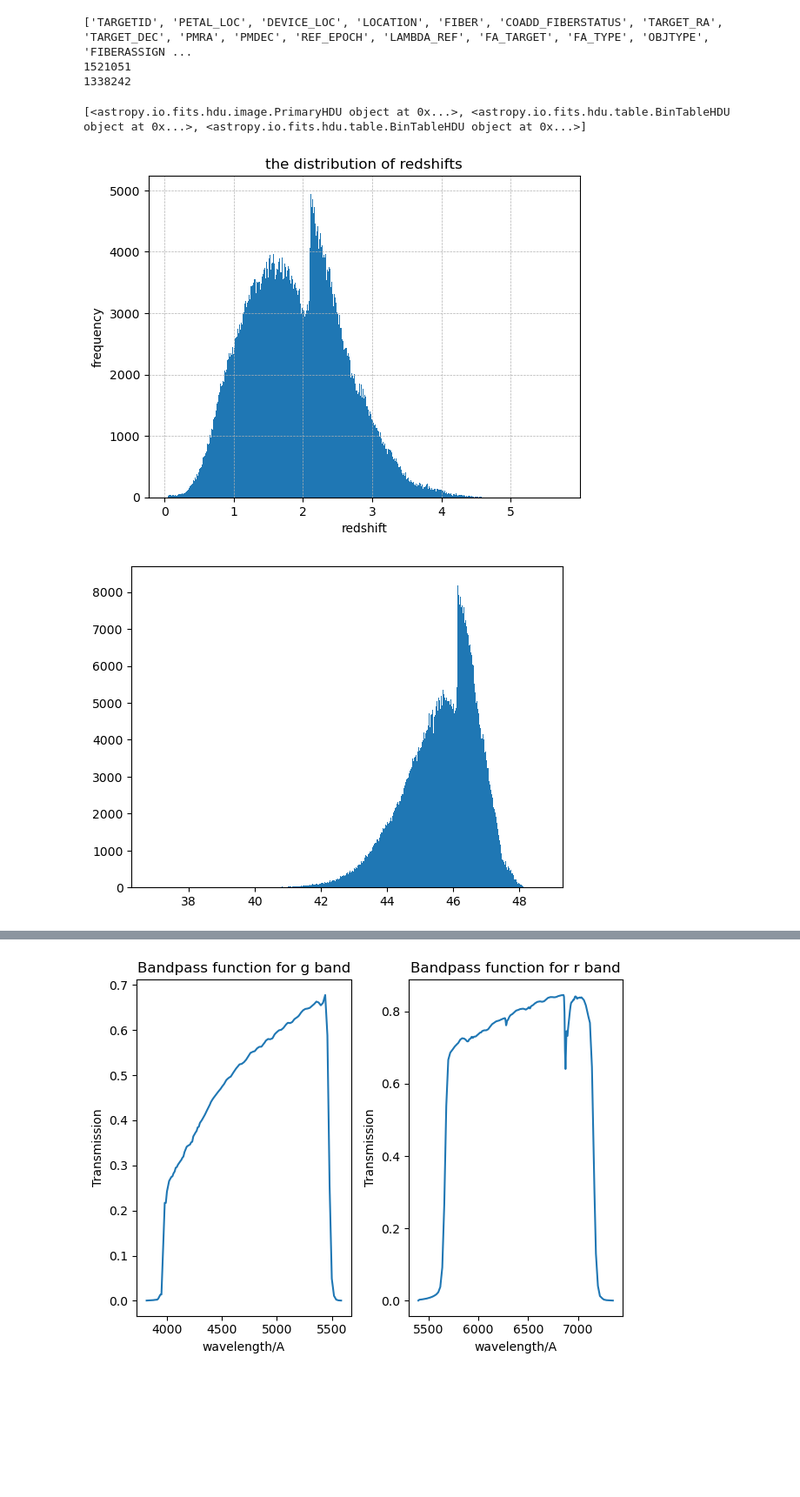
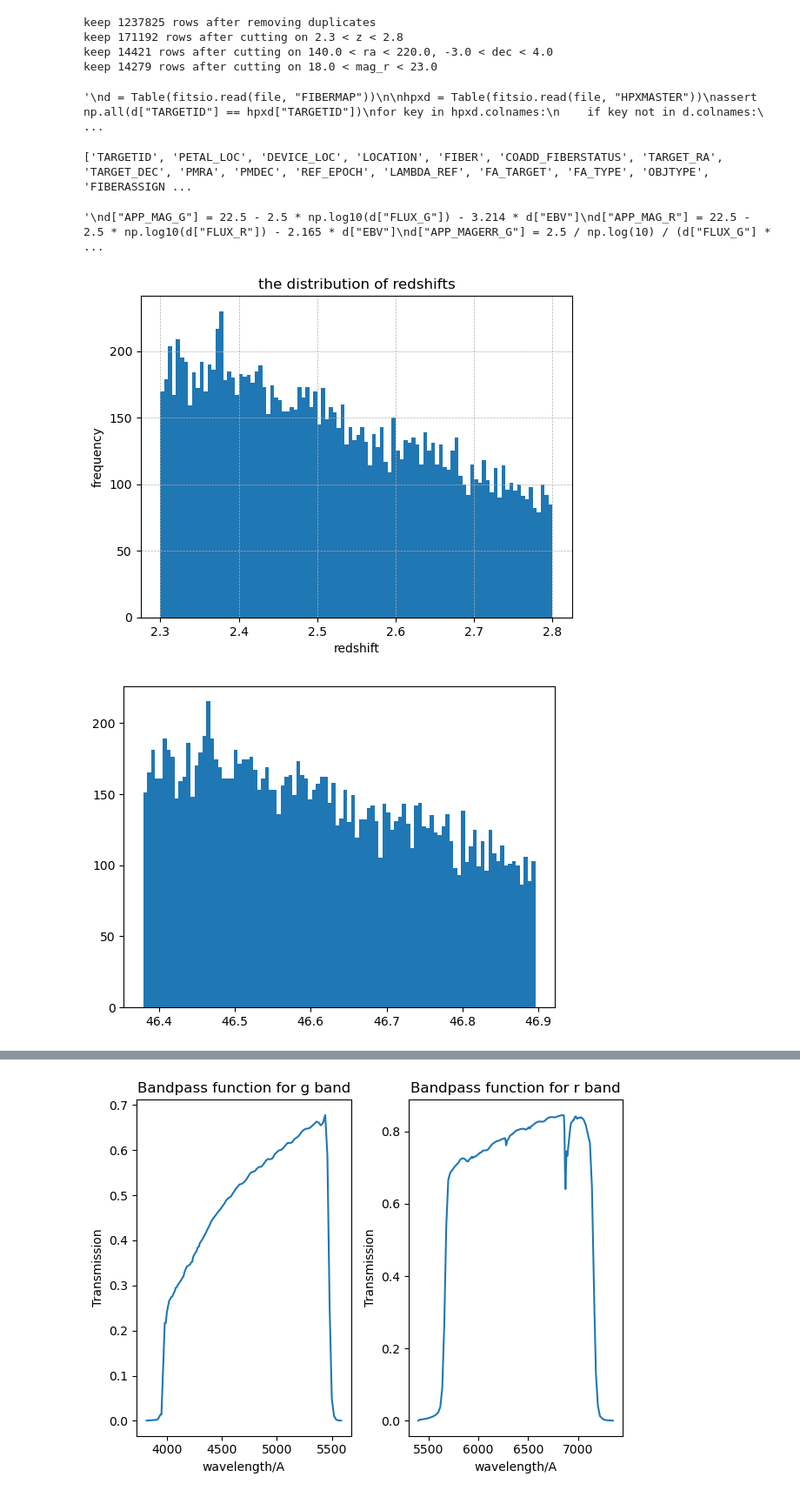
Before and after one commit to XuZhaozhong-1/DESI-ZTF, a Jupyter notebook: DESI-ZTF-2/k-correction.ipynb, the cells around one changed output, grey strips where cells are left out. Shown: that part at 87% size. Saved outputs shown, nothing was run; the diff lists cells and outputs as text; code cells hidden in the pictures; blank space fills up the shorter version.

```diff
--- a/DESI-ZTF-2/k-correction.ipynb
+++ b/DESI-ZTF-2/k-correction.ipynb
@@ -24,4 +80,17 @@ files_open = fits.open(file)
 # %%
+# settings
+
+zmin, zmax = 2.3, 2.8
+#zmin, zmax = 2.0, 3.0
+#ramin, ramax, decmin, decmax, frac_area = 0., 360., -90., 90., 0.16
+ramin, ramax, decmin, decmax, frac_area = 140., 220., -3., 4., 0.014
+band, magmin, magmax = "R", 18., 23.
+#band, magmin, magmax = "G", 18., 24.
+
+skyarea = 4 * np.pi * (180 / np.pi) ** 2 # 41253 deg2
+d = read_data(zmin, zmax, ramin, ramax, decmin, decmax, band, magmin, magmax)
+
+'''
 d = Table(fitsio.read(file, "FIBERMAP"))
 
 hpxd = Table(fitsio.read(file, "HPXMASTER"))
@@ -36,21 +105,28 @@ sel &= d["COADD_FIBERSTATUS"] == 0
 sel &= (d["FLUX_G"] > 0) & (d["FLUX_R"] > 0)
 sel &= (d["FLUX_IVAR_G"] > 0) & (d["FLUX_IVAR_R"] > 0)
 d = d[sel]
+'''
 # %% [output]
-['TARGETID', 'PETAL_LOC', 'DEVICE_LOC', 'LOCATION', 'FIBER', 'COADD_FIBERSTATUS', 'TARGET_RA', 'TARGET_DEC', 'PMRA', 'PMDEC', 'REF_EPOCH', 'LAMBDA_REF', 'FA_TARGET', 'FA_TYPE', 'OBJTYPE', 'FIBERASSIGN ...
-1521051
-1338242
+keep 1237825 rows after removing duplicates
+keep 171192 rows after cutting on 2.3 < z < 2.8
+keep 14421 rows after cutting on 140.0 < ra < 220.0, -3.0 < dec < 4.0
+keep 14279 rows after cutting on 18.0 < mag_r < 23.0
+'\nd = Table(fitsio.read(file, "FIBERMAP"))\n\nhpxd = Table(fitsio.read(file, "HPXMASTER"))\nassert np.all(d["TARGETID"] == hpxd["TARGETID"])\nfor key in hpxd.colnames:\n    if key not in d.colnames:\ ...
-# %%
-print(files_open)
-# %% [output]
-[<astropy.io.fits.hdu.image.PrimaryHDU object at 0x...>, <astropy.io.fits.hdu.table.BinTableHDU object at 0x...>, <astropy.io.fits.hdu.table.BinTableHDU object at 0x...>]
+# %%
+print(d.colnames)
+# %% [output]
+['TARGETID', 'PETAL_LOC', 'DEVICE_LOC', 'LOCATION', 'FIBER', 'COADD_FIBERSTATUS', 'TARGET_RA', 'TARGET_DEC', 'PMRA', 'PMDEC', 'REF_EPOCH', 'LAMBDA_REF', 'FA_TARGET', 'FA_TYPE', 'OBJTYPE', 'FIBERASSIGN ...
 # %%
+'''
 d["APP_MAG_G"] = 22.5 - 2.5 * np.log10(d["FLUX_G"]) - 3.214 * d["EBV"]
 d["APP_MAG_R"] = 22.5 - 2.5 * np.log10(d["FLUX_R"]) - 2.165 * d["EBV"]
 d["APP_MAGERR_G"] = 2.5 / np.log(10) / (d["FLUX_G"] * np.sqrt(d["FLUX_IVAR_G"]))
 d["APP_MAGERR_R"] = 2.5 / np.log(10) / (d["FLUX_R"] * np.sqrt(d["FLUX_IVAR_R"]))
+'''
+# %% [output]
+'\nd["APP_MAG_G"] = 22.5 - 2.5 * np.log10(d["FLUX_G"]) - 3.214 * d["EBV"]\nd["APP_MAG_R"] = 22.5 - 2.5 * np.log10(d["FLUX_R"]) - 2.165 * d["EBV"]\nd["APP_MAGERR_G"] = 2.5 / np.log(10) / (d["FLUX_G"] * ...
 # %%
-counts, bin_edges, patches = plt.hist(d['Z'], bins=1000, histtype='bar')
+counts, bin_edges, patches = plt.hist(d['Z'], bins=100, histtype='bar')
 
 # If you want to show the grid
 plt.grid(True, which='both', linestyle='--', linewidth=0.5)
@@ -61,4 +137,4 @@ plt.savefig('/global/u1/z/zhaozhon/Plots/his-z', dpi=300)
 # Show the plot
 plt.show()
 # %% [output]
-[figure, old version]
+[figure, new version]
@@ -67,5 +141,5 @@ d["MU"] = Planck18.distmod(d["Z"]).value
 # %%
-counts, bin_edges, patches = plt.hist(d["MU"], bins=1000, histtype='bar')
+counts, bin_edges, patches = plt.hist(d["MU"], bins=100, histtype='bar')
 # %% [output]
-[figure, old version]
+[figure, new version]
 # %%
```
Also changed, not shown: parts of 14 cells of this notebook, 1 other file.
